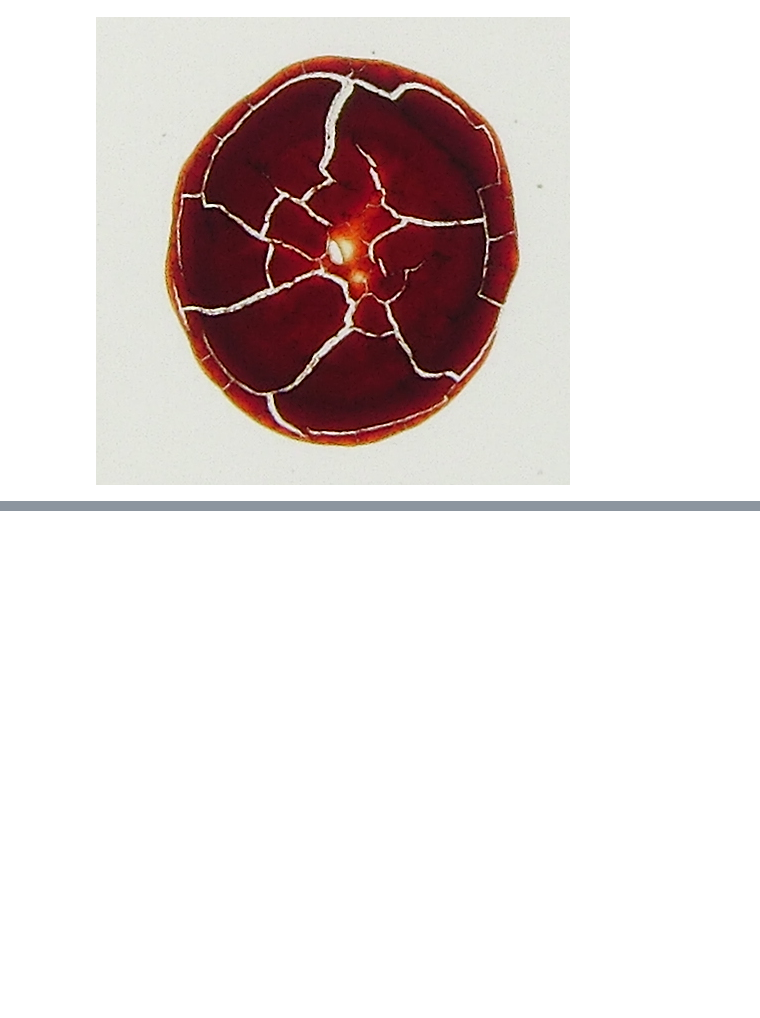
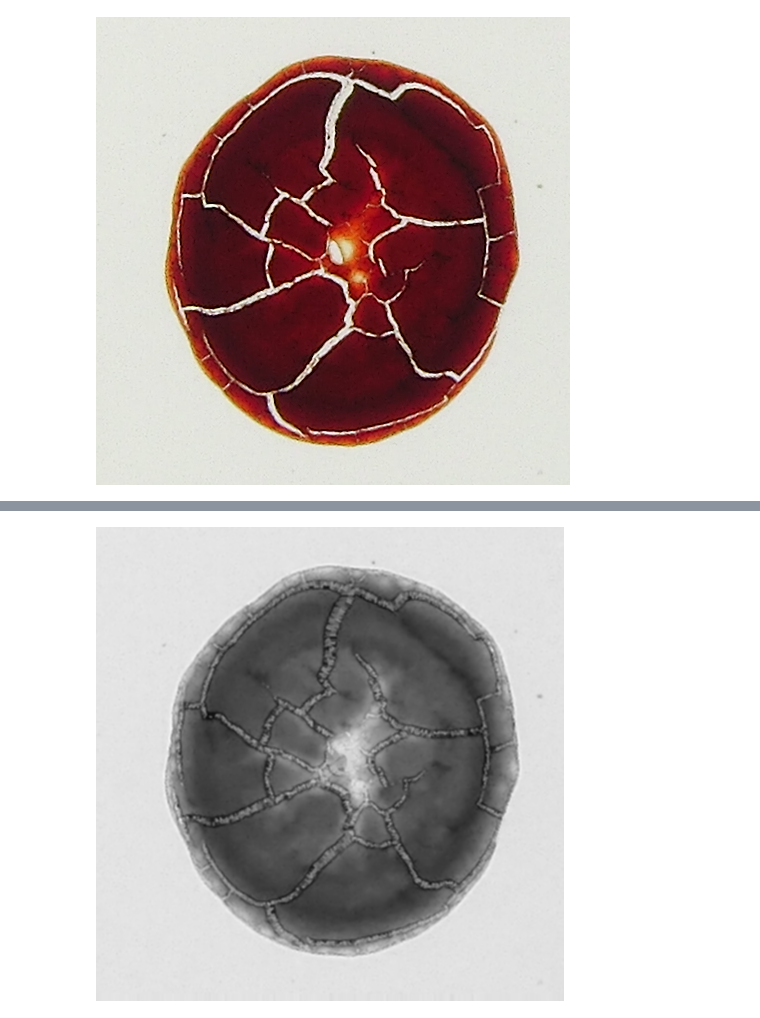
Before and after one commit to saschahofmann/dropcast, a Jupyter notebook: preprocessing.ipynb, the cells around one changed output, grey strips where cells are left out. Saved outputs shown, nothing was run; the diff lists cells and outputs as text; code cells hidden in the pictures; blank space fills up the shorter version.

Commit message:
Preprocessing up to gaussian blur

```diff
--- a/preprocessing.ipynb
+++ b/preprocessing.ipynb
@@ -15,0 +93,5 @@ Image.open(path)
+# %%
+blur = cv2.GaussianBlur(interpolated_img,(3,3),1)
+Image.fromarray(blur)
+# %% [output]
+[figure, added]
```
Also changed, not shown: parts of 16 cells of this notebook, 2 other files.
